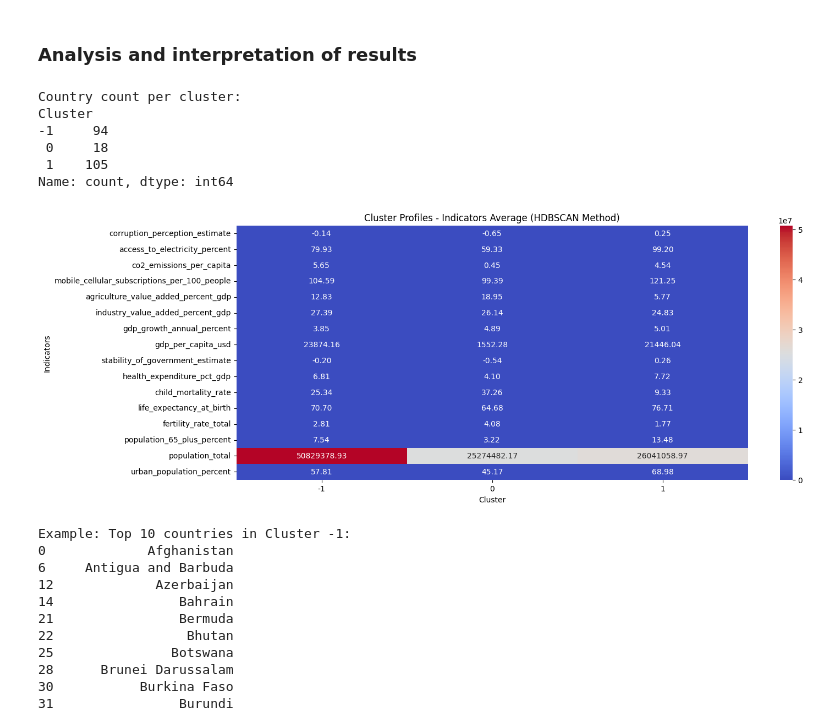
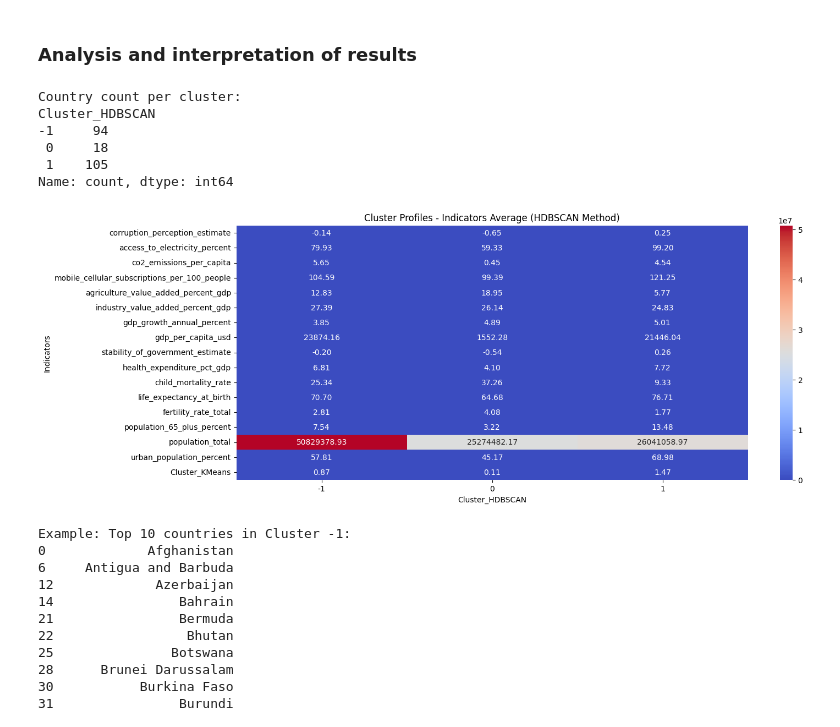
Before and after one commit to rafacmasson/global-development-analysis, a Jupyter notebook: WDI-2022/WDI-2022-clustering/WDI-2022-clustering.ipynb, the cells around one changed output. Saved outputs shown, nothing was run; the diff lists cells and outputs as text; code cells hidden in the pictures.

```diff
--- a/WDI-2022/WDI-2022-clustering/WDI-2022-clustering.ipynb
+++ b/WDI-2022/WDI-2022-clustering/WDI-2022-clustering.ipynb
@@ -104,7 +104,7 @@ kmeans_clusterer = KMeans(n_clusters=OPTIMAL_K, random_state=42, n_init='auto')
 clusters = kmeans_clusterer.fit_predict(X_scaled)
 
 # Add the cluster number back to the original dataframe
-df['Cluster'] = clusters
+df['Cluster_KMeans'] = clusters
 # %% [markdown]
 ### Analysis and interpretation of results
 # %%
@@ -221,31 +221,31 @@ hdbscan_clusterer = hdbscan.HDBSCAN(min_cluster_size=5,
 clusters = hdbscan_clusterer.fit_predict(X_scaled)
 
 # Adding the results to the DataFrame
-df['Cluster'] = clusters
+df['Cluster_HDBSCAN'] = clusters
 # %% [markdown]
 ### Analysis and interpretation of results
 # %%
 # 1. View the distribution of countries by cluster
 print("\nCountry count per cluster:")
-print(df['Cluster'].value_counts().sort_index())
+print(df['Cluster_HDBSCAN'].value_counts().sort_index())
 # %% [output]
 Country count per cluster:
-Cluster
+Cluster_HDBSCAN
 -1     94
  0     18
  1    105
 Name: count, dtype: int64
 # %%
 # 2. Analyze the "profile" of each cluster
-cluster_profiles = df.groupby('Cluster').mean(numeric_only=True)
+cluster_profiles = df.groupby('Cluster_HDBSCAN').mean(numeric_only=True)
 
 plt.figure(figsize=(15, 6))
 sns.heatmap(cluster_profiles.T, annot=True, cmap='coolwarm', fmt='.2f')
 plt.title('Cluster Profiles - Indicators Average (HDBSCAN Method)')
 plt.ylabel('Indicators')
 plt.show()
 # %% [output]
-[figure, old version]
+[figure, new version]
 # %%
 # 3. View some countries from a specific cluster for better understanding
 print("\nExample: Top 10 countries in Cluster -1:")
```
Also changed, not shown: parts of 10 cells of this notebook, 4 other files.
